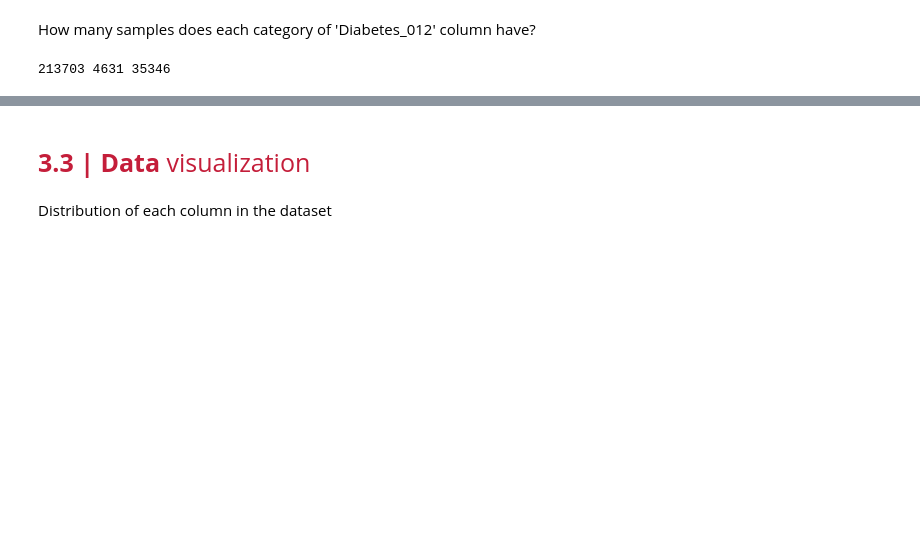
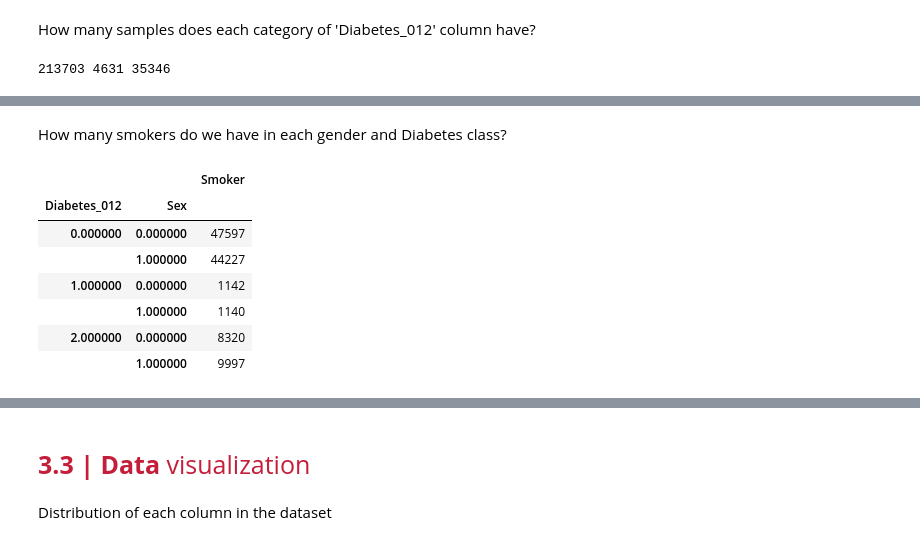
Before and after one commit to paya-alavi77/Diabetes, a Jupyter notebook: Diabetes.ipynb, the cells around one changed output, grey strips where cells are left out. Drawn from its saved outputs; the diff is of its cells as text; code cells hidden in the pictures; blank space fills up the shorter version.

```diff
--- a/Diabetes.ipynb
+++ b/Diabetes.ipynb
@@ -332,0 +359,22 @@ print(count_class_0,count_class_1,count_class_2)
+# %% [markdown]
+How many smokers do we have in each gender and Diabetes class?
+# %%
+
+styled_df =df[df['Smoker']== 1].groupby(['Diabetes_012','Sex'])[['Smoker']].count().style
+
+# Set background color, text color, and border for the entire DataFrame
+styled_df.set_properties(**{"background-color": "black", "color": "#e9c46a", "border": "1.5px solid black"})
+
+# Modify the color and background color of the table headers (th)
+styled_df.set_table_styles([
+    {"selector": "th", "props": [("color", '#C41E3A'), ("background-color", "#333333")]}
+])
+# %% [output]
+|  |  | Smoker |
+| Diabetes_012 | Sex |  |
+| 0.000000 | 0.000000 | 47597 |
+|  | 1.000000 | 44227 |
+| 1.000000 | 0.000000 | 1142 |
+|  | 1.000000 | 1140 |
+| 2.000000 | 0.000000 | 8320 |
+|  | 1.000000 | 9997 |
```
Also changed, not shown: parts of 10 cells of this notebook.
